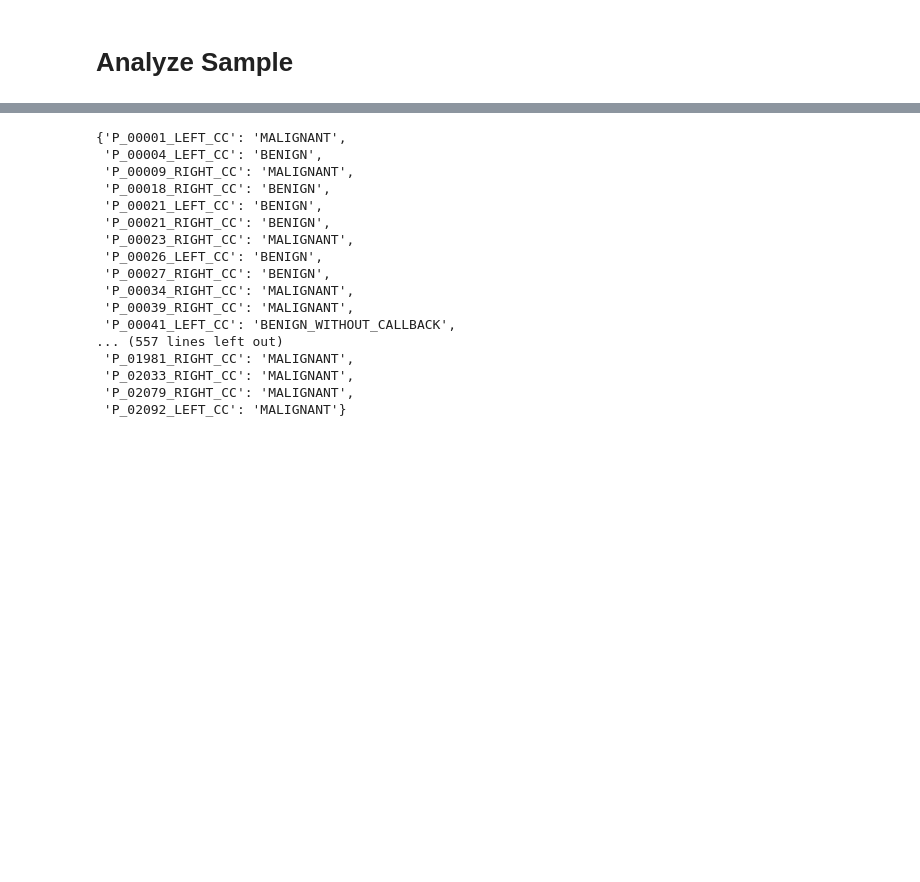
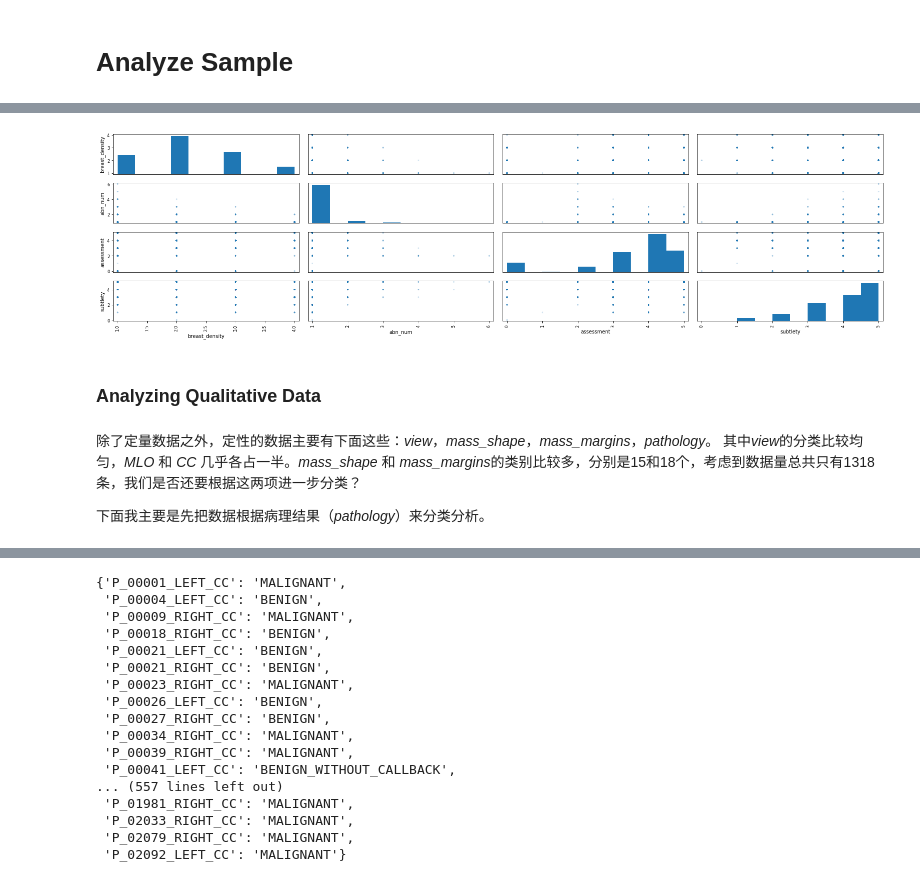
Before and after one commit to brianhu2006/ddms, a Jupyter notebook: ddms-hubing-v2.ipynb, the cells around one changed output, grey strips where cells are left out. Saved outputs shown, nothing was run; the diff lists cells and outputs as text; code cells hidden in the pictures; blank space fills up the shorter version.

```diff
--- a/ddms-hubing-v2.ipynb
+++ b/ddms-hubing-v2.ipynb
@@ -54,0 +95,11 @@ df
+# %%
+scatter_matrix(df, alpha=0.2, figsize=(22,6))
+plt.tight_layout()
+# %% [output]
+[figure, added]
+# %% [markdown]
+### Analyzing Qualitative Data
+# %% [markdown]
+除了定量数据之外，定性的数据主要有下面这些：*view*，*mass_shape*，*mass_margins*，*pathology*。 其中*view*的分类比较均匀，*MLO* 和 *CC* 几乎各占一半。*mass_shape* 和 *mass_margins*的类别比较多，分别是15和18个，考虑到数据量总共只有1318条，我们是否还要根据这两项进一步分类？
+
+下面我主要是先把数据根据病理结果（*pathology*）来分类分析。
```
Also changed, not shown: parts of 40 cells of this notebook.
